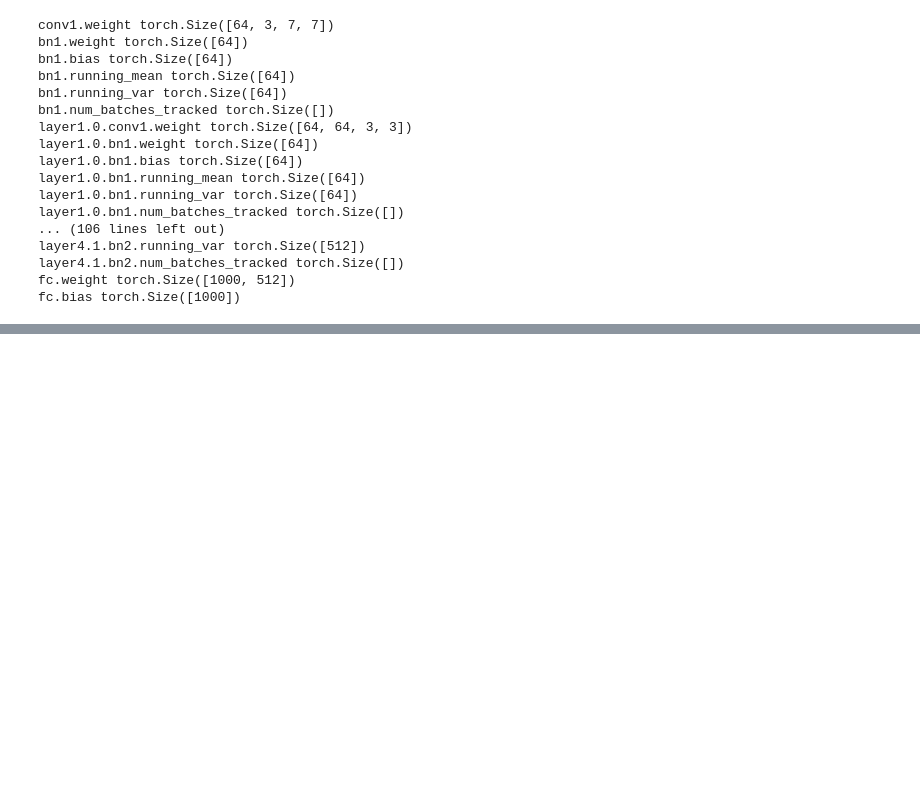
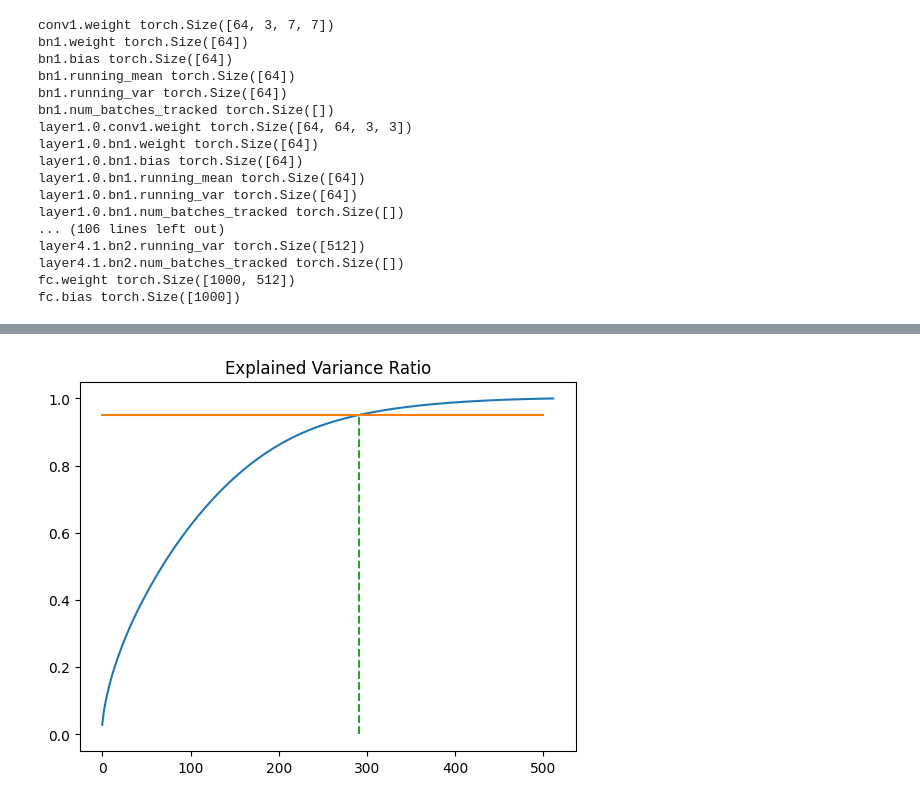
Before and after one commit to TheSaliman/DataMiningP6, a Jupyter notebook: code.ipynb, the cells around one changed output, grey strips where cells are left out. Saved outputs shown, nothing was run; the diff lists cells and outputs as text; code cells hidden in the pictures; blank space fills up the shorter version.

```diff
--- a/code.ipynb
+++ b/code.ipynb
@@ -31,0 +84,18 @@ fc.bias torch.Size([1000])
+# %%
+last_layer_w = model.fc.weight.detach()
+last_layer_b = model.fc.bias.detach()
+
+U, S, Vt = torch.linalg.svd(last_layer_w, full_matrices=False)
+
+variance = S**2
+variance_ratio = variance / variance.sum()
+explained_var = torch.cumsum(variance_ratio, dim=0)
+ind = torch.searchsorted(explained_var, 0.95) + 1
+
+plt.plot(explained_var)
+plt.plot([0, 500], [0.95, 0.95])
+plt.plot([ind, ind], [0, 0.95], linestyle='dashed')
+plt.title('Explained Variance Ratio')
+plt.show()
+# %% [output]
+[figure, added]
```
Also changed, not shown: parts of 6 cells of this notebook.
